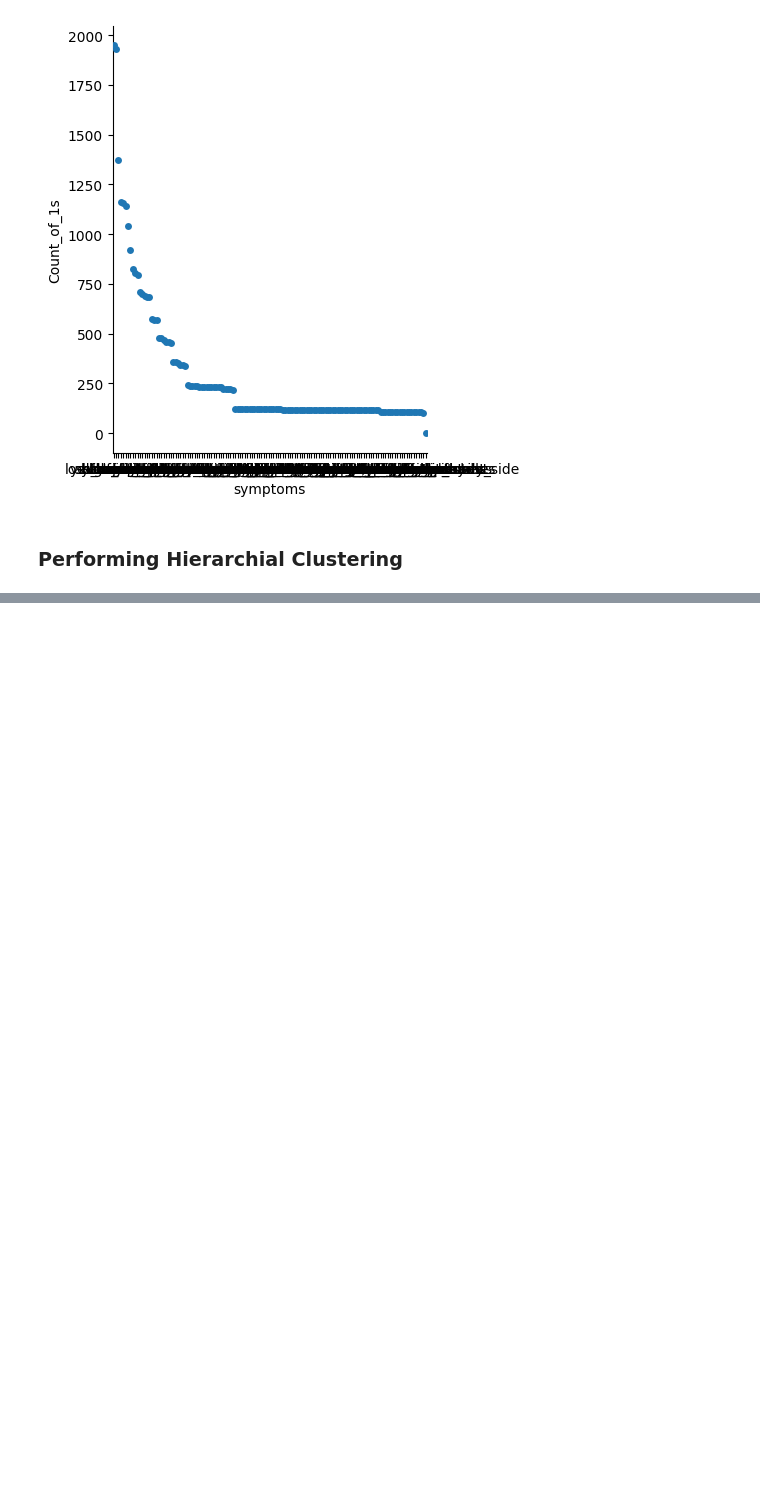
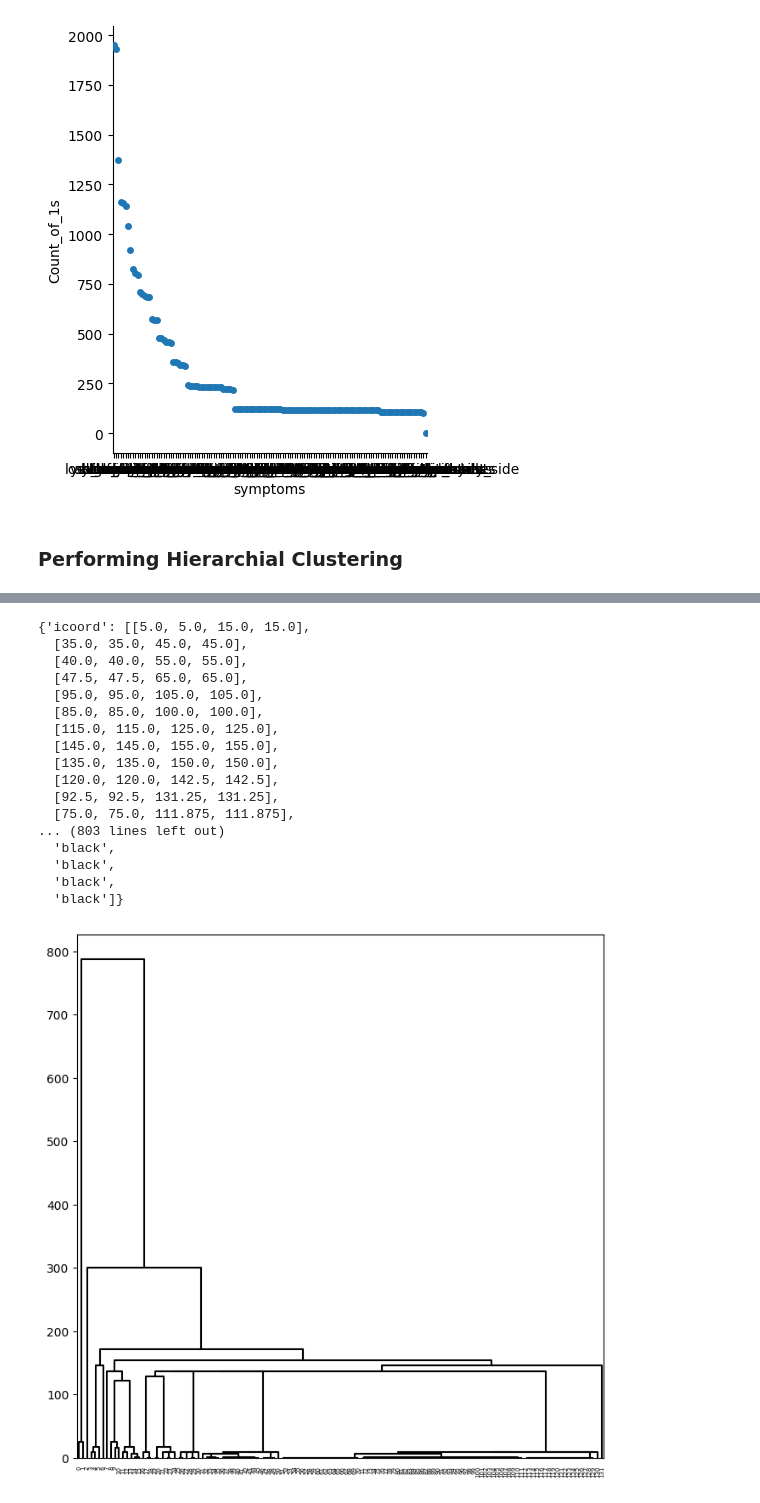
Before and after one commit to jmudong/Disease_Clustering, a Jupyter notebook: clustering.ipynb, the cells around one changed output, grey strips where cells are left out. Saved outputs shown, nothing was run; the diff lists cells and outputs as text; code cells hidden in the pictures; blank space fills up the shorter version.

```diff
--- a/clustering.ipynb
+++ b/clustering.ipynb
@@ -205,4 +204,16 @@ hc_comp = HClust(distance_threshold = 0,
                  n_clusters = None,
                  linkage='complete')
 hc_comp.fit(summary_df)
+
+# Single Linkage
+hc_sing = HClust(distance_threshold = 0,
+                 n_clusters = None,
+                 linkage='single')
+hc_sing.fit(summary_df)
+
+# Average Linkage
+hc_avg = HClust(distance_threshold = 0,
+                 n_clusters = None,
+                 linkage='average')
+hc_avg.fit(summary_df)
 # %% [output]
@@ -214,0 +250,26 @@ cargs = {'color_threshold': -np.inf,
+# %%
+# Dendrogram for single linkage
+linkage_sing = compute_linkage(hc_sing)
+fig, ax = plt.subplots(1, 1, figsize=(8, 8))
+dendrogram(linkage_sing,
+           ax = ax,
+           **cargs)
+# %% [output]
+{'icoord': [[5.0, 5.0, 15.0, 15.0],
+  [35.0, 35.0, 45.0, 45.0],
+  [40.0, 40.0, 55.0, 55.0],
+  [47.5, 47.5, 65.0, 65.0],
+  [95.0, 95.0, 105.0, 105.0],
+  [85.0, 85.0, 100.0, 100.0],
+  [115.0, 115.0, 125.0, 125.0],
+  [145.0, 145.0, 155.0, 155.0],
+  [135.0, 135.0, 150.0, 150.0],
+  [120.0, 120.0, 142.5, 142.5],
+  [92.5, 92.5, 131.25, 131.25],
+  [75.0, 75.0, 111.875, 111.875],
+... (803 lines left out)
+  'black',
+  'black',
+  'black',
+  'black']}
+[figure, added]
```
Also changed, not shown: parts of 5 cells of this notebook.
